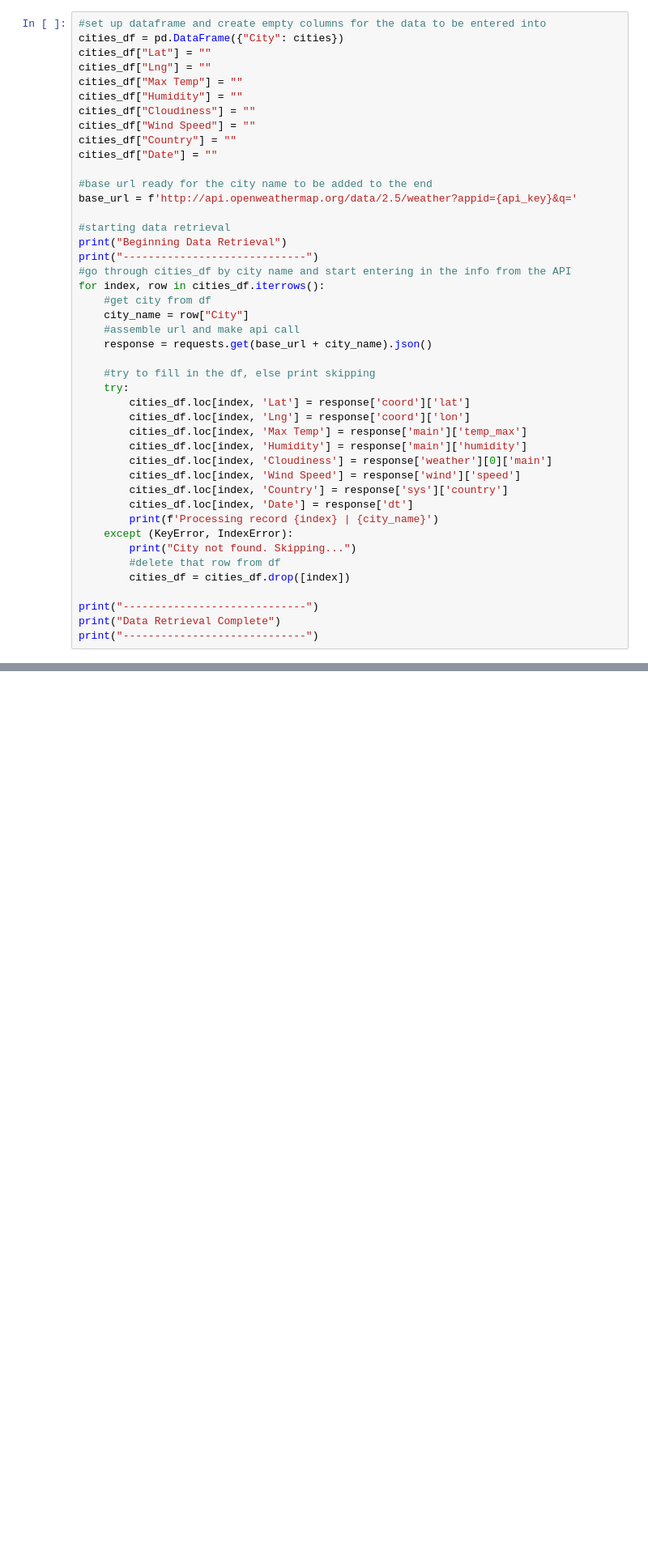
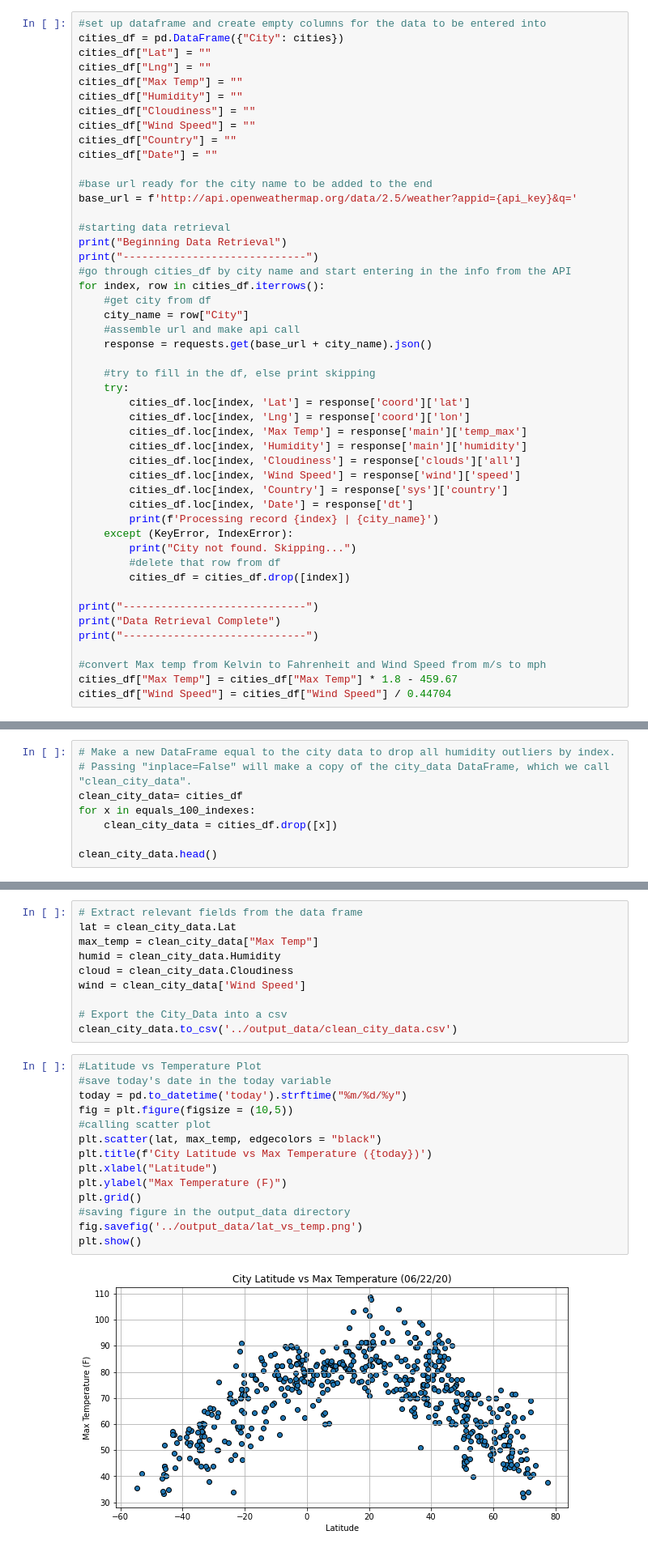
Before and after one commit to jasoncr/World-Weather-and-Vacations-Locations, a Jupyter notebook: WeatherPy/WeatherPy.ipynb, the cells around one changed output, grey strips where cells are left out. Shown: that part at 81% size. Saved outputs shown, nothing was run; the diff lists cells and outputs as text; blank space fills up the shorter version.

Commit message:
continuing with the graphs and getting into the linear regressions

```diff
--- a/WeatherPy/WeatherPy.ipynb
+++ b/WeatherPy/WeatherPy.ipynb
@@ -78,7 +87,7 @@ for index, row in cities_df.iterrows():
         cities_df.loc[index, 'Lng'] = response['coord']['lon']
         cities_df.loc[index, 'Max Temp'] = response['main']['temp_max']
         cities_df.loc[index, 'Humidity'] = response['main']['humidity']
-        cities_df.loc[index, 'Cloudiness'] = response['weather'][0]['main']
+        cities_df.loc[index, 'Cloudiness'] = response['clouds']['all']
         cities_df.loc[index, 'Wind Speed'] = response['wind']['speed']
         cities_df.loc[index, 'Country'] = response['sys']['country']
         cities_df.loc[index, 'Date'] = response['dt']
@@ -91,6 +100,10 @@ for index, row in cities_df.iterrows():
 print("-----------------------------")
 print("Data Retrieval Complete")
 print("-----------------------------")
+
+#convert Max temp from Kelvin to Fahrenheit and Wind Speed from m/s to mph
+cities_df["Max Temp"] = cities_df["Max Temp"] * 1.8 - 459.67
+cities_df["Wind Speed"] = cities_df["Wind Speed"] / 0.44704
 # %% [output]
 Beginning Data Retrieval
 -----------------------------
@@ -148,0 +164,8 @@ low_humidity.head()
+# %%
+# Make a new DataFrame equal to the city data to drop all humidity outliers by index.
+# Passing "inplace=False" will make a copy of the city_data DataFrame, which we call "clean_city_data".
+clean_city_data= cities_df
+for x in equals_100_indexes:
+    clean_city_data = cities_df.drop([x])
+
+clean_city_data.head()
@@ -148,0 +179,26 @@ low_humidity.head()
+# %%
+# Extract relevant fields from the data frame
+lat = clean_city_data.Lat
+max_temp = clean_city_data["Max Temp"]
+humid = clean_city_data.Humidity
+cloud = clean_city_data.Cloudiness
+wind = clean_city_data['Wind Speed']
+
+# Export the City_Data into a csv
+clean_city_data.to_csv('../output_data/clean_city_data.csv')
+# %%
+#Latitude vs Temperature Plot
+#save today's date in the today variable
+today = pd.to_datetime('today').strftime("%m/%d/%y")
+fig = plt.figure(figsize = (10,5))
+#calling scatter plot
+plt.scatter(lat, max_temp, edgecolors = "black")
+plt.title(f'City Latitude vs Max Temperature ({today})')
+plt.xlabel("Latitude")
+plt.ylabel("Max Temperature (F)")
+plt.grid()
+#saving figure in the output_data directory
+fig.savefig('../output_data/lat_vs_temp.png')
+plt.show()
+# %% [output]
+[figure, added]
```
Also changed, not shown: parts of 19 cells of this notebook, 6 other files.
